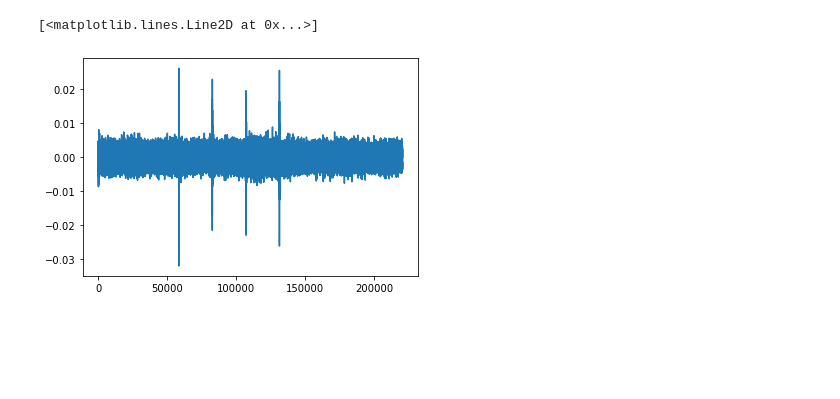
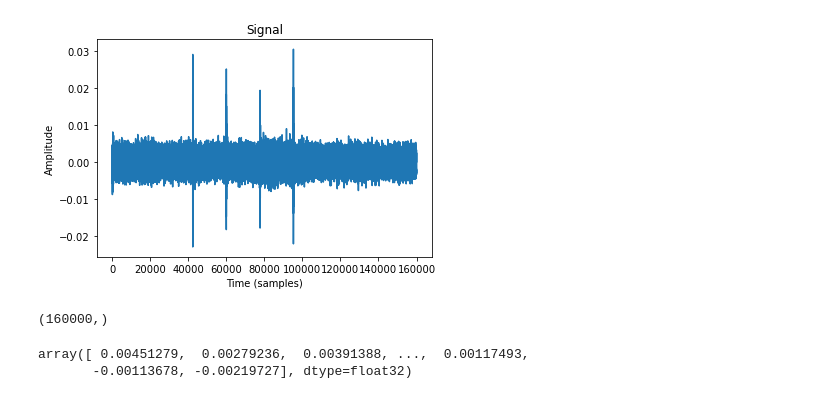
Before and after one commit to danielmendoza4213/motor_graders, a Jupyter notebook: test.ipynb, the cells around one changed output. Saved outputs shown, nothing was run; the diff lists cells and outputs as text; code cells hidden in the pictures; blank space fills up the shorter version.

```diff
--- a/test.ipynb
+++ b/test.ipynb
@@ -16,9 +18,20 @@ import librosa
 import librosa.display
 import matplotlib.pyplot as plt
 # %%
-y, sr = librosa.load('assets\one.wav')
+y, sr = librosa.load('assets\sone.wav', sr=None)
-# %%
-plt.plot(y)
-# %% [output]
-[<matplotlib.lines.Line2D at 0x...>]
-[figure, removed]
+# %%
+plt.plot(y)
+plt.title('Signal');
+plt.xlabel('Time (samples)');
+plt.ylabel('Amplitude');
+# %% [output]
+[figure, added]
+# %%
+y.shape
+# %% [output]
+(160000,)
+# %%
+y
+# %% [output]
+array([ 0.00451279,  0.00279236,  0.00391388, ...,  0.00117493,
+       -0.00113678, -0.00219727], dtype=float32)
```
Also changed, not shown: parts of 7 cells of this notebook.
